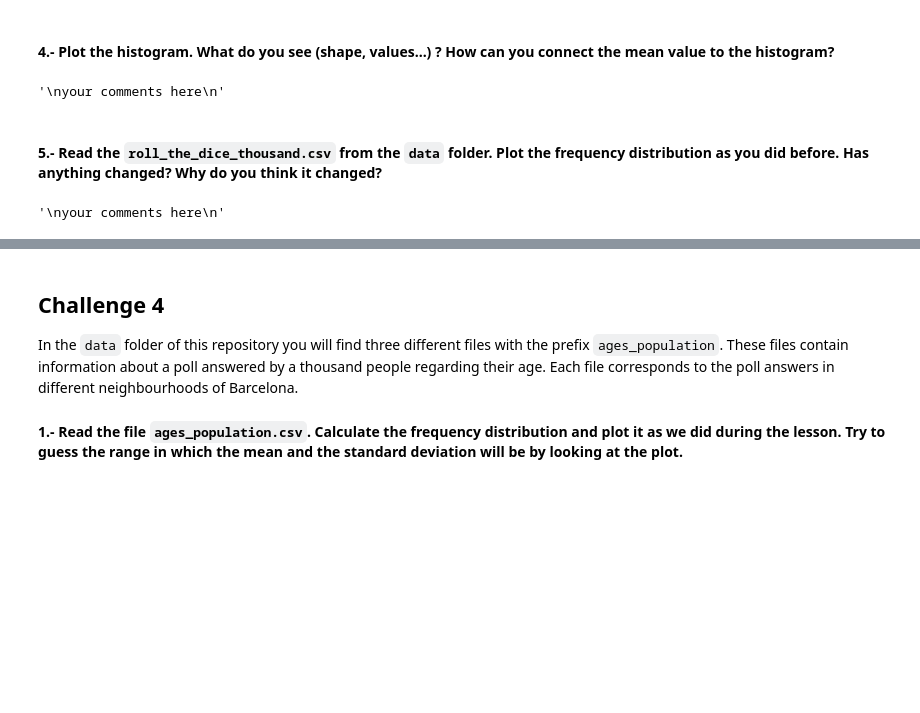
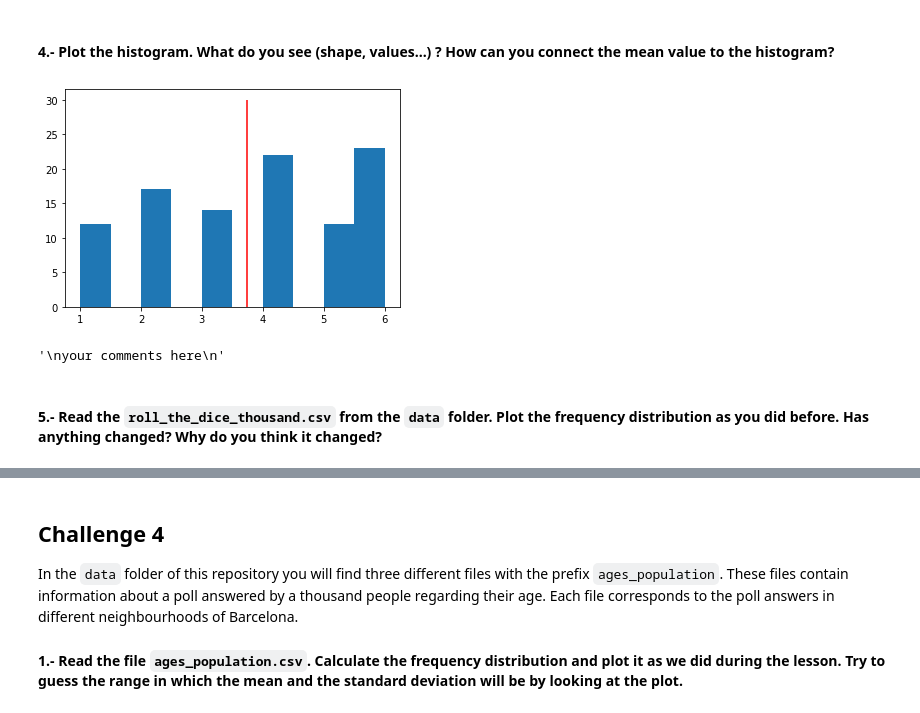
Before and after one commit to ta-data-lis/Descriptive-Stats, a Jupyter notebook: your-code/main.ipynb, the cells around one changed output, grey strips where cells are left out. Drawn from its saved outputs; the diff is of its cells as text; code cells hidden in the pictures; blank space fills up the shorter version.

```diff
--- a/your-code/main.ipynb
+++ b/your-code/main.ipynb
@@ -69,7 +69,7 @@ Now, using the dice results obtained in *challenge 1*, your are going to define
 # %%
 # your code here
 def dicemean(df):
-    return df['Roll'].sum()/len(df)
+    return df['value'].sum()/len(df)
 
 dicemean(result10)
 # %% [output]
@@ -141,8 +165,15 @@ your comments here
-# %%
-"""
-your comments here
-"""
-# %% [output]
-'\nyour comments here\n'
+# %%
+# your code here
+plt.hist(dice100['value'])
+plt.vlines([dicemean(dice100)], ymin=0, ymax=30, colors='r')
+plt.show()
+# %% [output]
+[figure, added]
+# %%
+"""
+The mean is closer to 4 because the values 4 and 6 appeared more.
+"""
+# %% [output]
+'\nyour comments here\n'
 # %% [markdown]
 #### 5.- Read the `roll_the_dice_thousand.csv` from the `data` folder. Plot the frequency distribution as you did before. Has anything changed? Why do you think it changed?
@@ -151,6 +179,0 @@ your comments here
-# %%
-"""
-your comments here
-"""
-# %% [output]
-'\nyour comments here\n'
```
Also changed, not shown: parts of 17 cells of this notebook.
